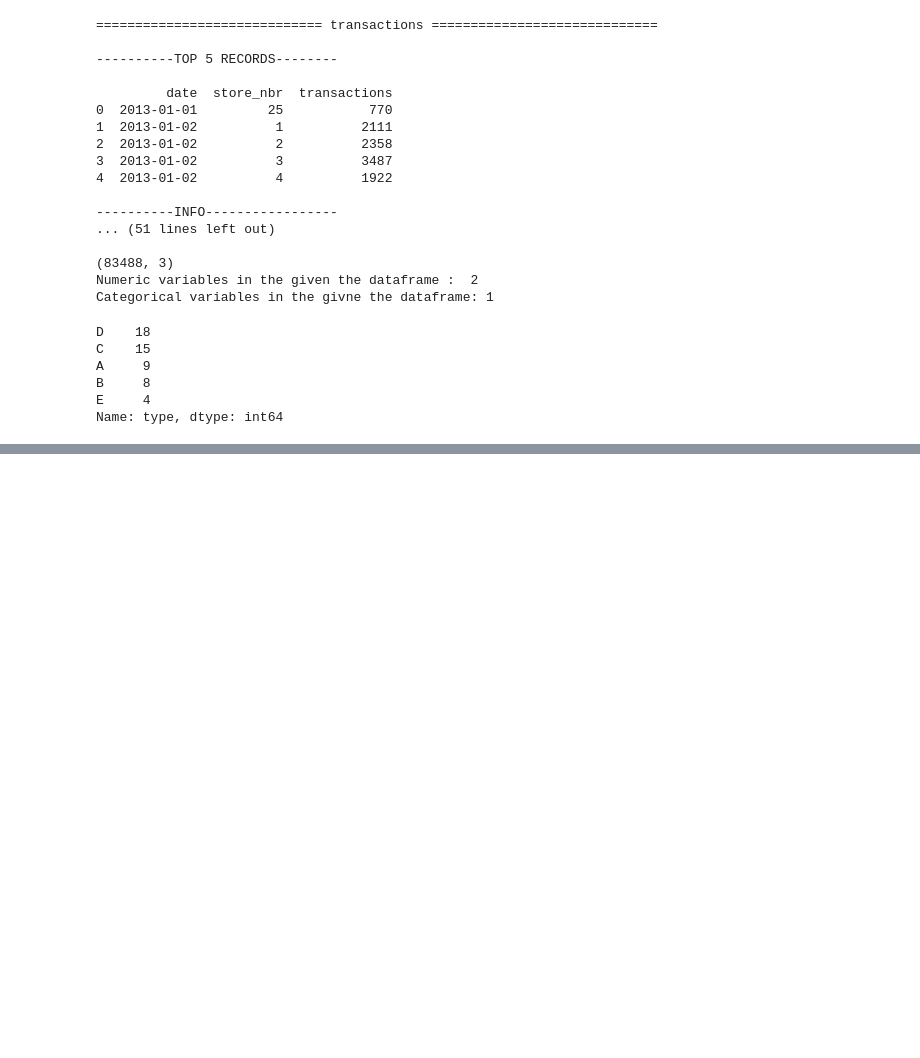
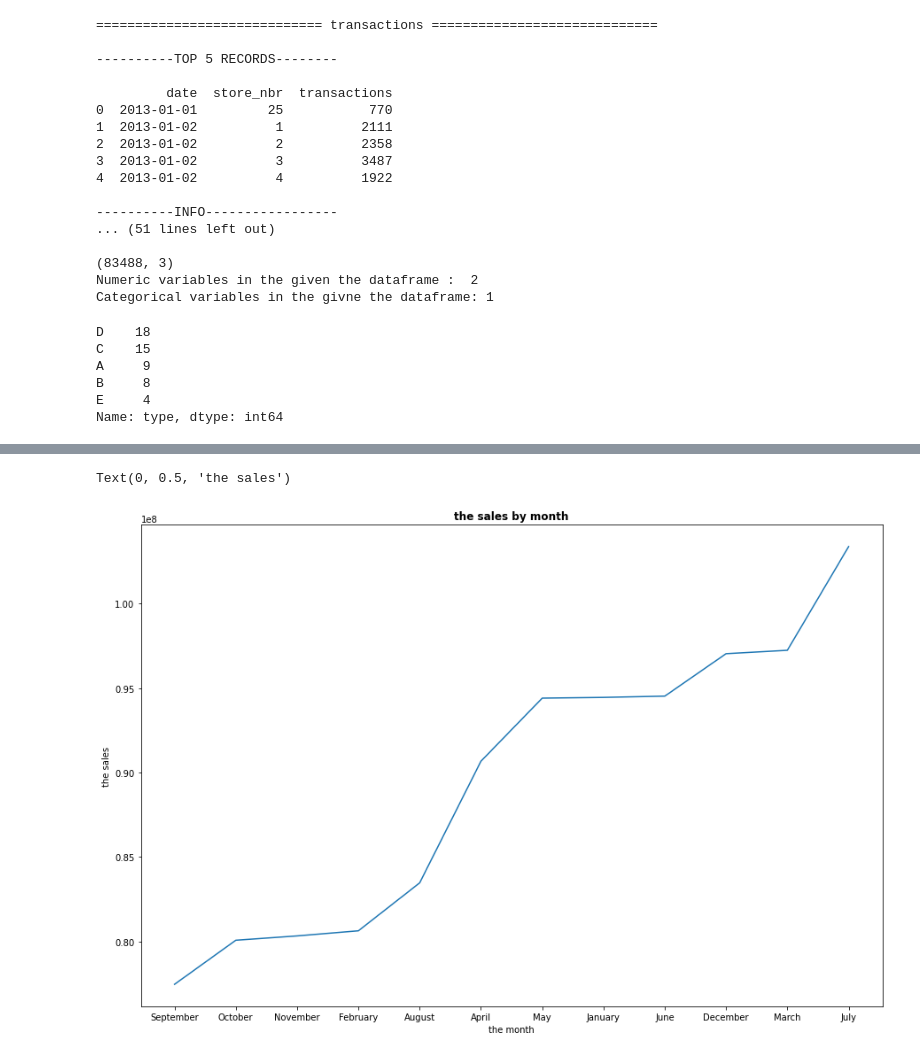
Before and after one commit to KOBeerose/Kaggle, a Jupyter notebook: Store Sales/store-sales-ts-forecast-a-beginner-s-notebook.ipynb, the cells around one changed output, grey strips where cells are left out. Cells and saved outputs as stored; diff of their text form; code cells hidden in the pictures; blank space fills up the shorter version.

```diff
--- a/Store Sales/store-sales-ts-forecast-a-beginner-s-notebook.ipynb
+++ b/Store Sales/store-sales-ts-forecast-a-beginner-s-notebook.ipynb
@@ -281,0 +307,12 @@ Name: city, dtype: int64
+# %%
+train.date = pd.to_datetime(train.date)
+months_sales = train.groupby(train['date'].dt.strftime('%B'))['sales'].sum().sort_values()
+
+plt.figure(figsize=(15,10))
+plt.plot(months_sales)
+plt.title("the sales by month", fontweight="bold")
+plt.xlabel("the month")
+plt.ylabel("the sales")
+# %% [output]
+Text(0, 0.5, 'the sales')
+[figure, added]
```
Also changed, not shown: parts of 9 cells of this notebook.
